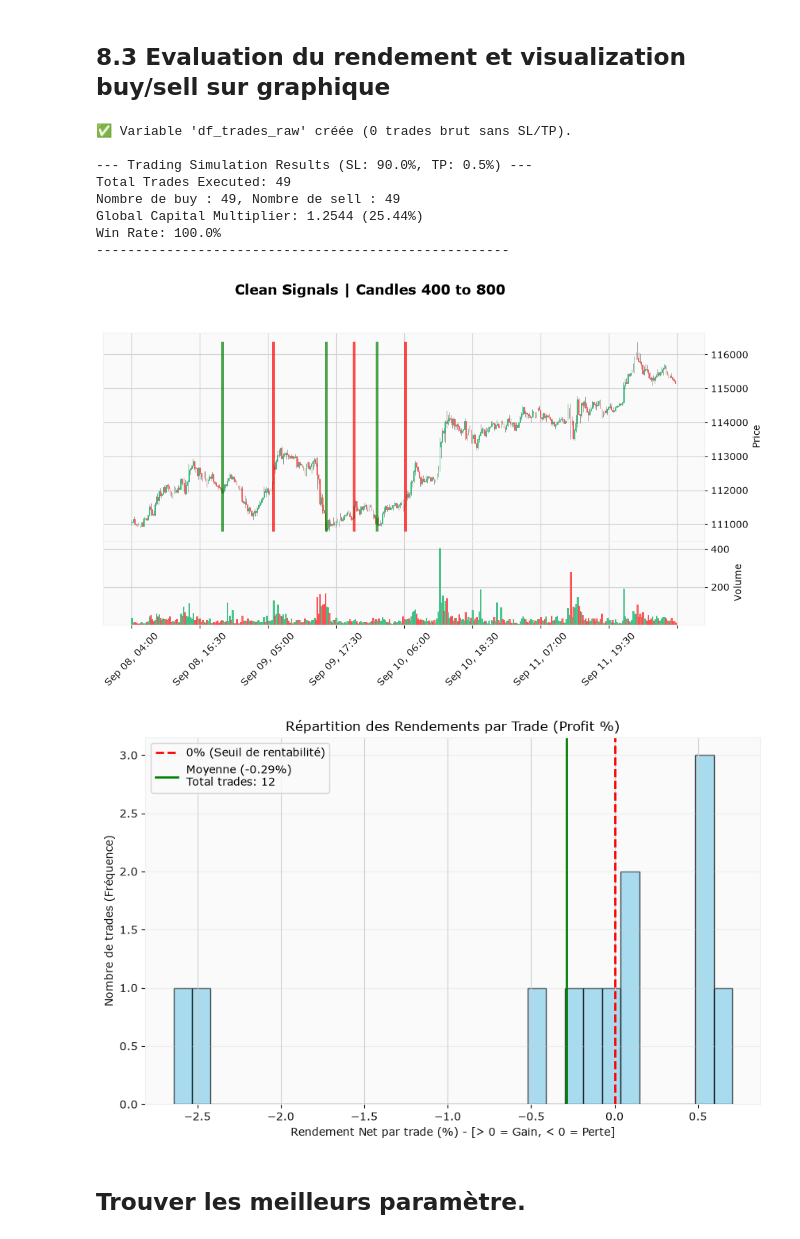
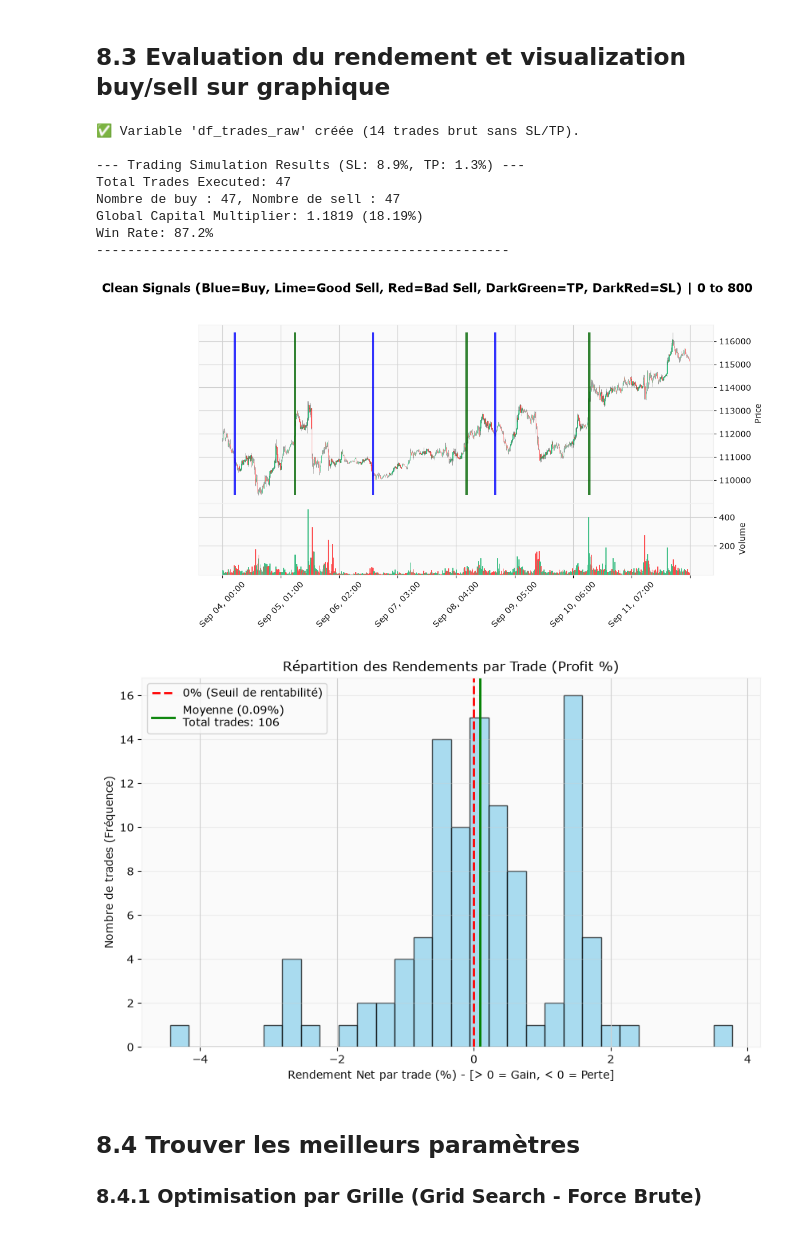
Before and after one commit to louisderveloy/Trader_Artificial_Intelligence, a Jupyter notebook: sample.ipynb, the cells around one changed output. Cells and saved outputs as stored; diff of their text form; code cells hidden in the pictures.

```diff
--- a/sample.ipynb
+++ b/sample.ipynb
@@ -550,8 +549,8 @@ print("Entraînement de XGBoost en cours...")
 xgb_model.fit(
     X_xgb_train, y_xgb_train,
     sample_weight=sample_weights_train,
-    eval_set=[(X_xgb_train, y_xgb_train), (X_xgb_val, y_xgb_val)],
-    sample_weight_eval_set=[sample_weights_train, sample_weights_val],
+    eval_set=[(X_xgb_train, y_xgb_train)],
+    sample_weight_eval_set=[sample_weights_train],
     verbose=50
 )
 
@@ -741,10 +746,10 @@ Extraction des features Dense et prédiction XGBoost sur les données de test...
 # %%
 # --- DÉFINITION DES LIMITES ET SÉCURITÉS ---
 BUY_THRESHOLD = 0.812
-SELL_THRESHOLD = 0.770
+SELL_THRESHOLD = 0.735
 
-STOP_LOSS_PCT = 0.90
-TAKE_PROFIT_PCT = 0.005
+STOP_LOSS_PCT = 0.089
+TAKE_PROFIT_PCT = 0.013
 
 def run_simulation(buy_threshold, sell_threshold, stop_loss_pct, take_profit_pct, verbose=True):
     # 1. Application des limites
@@ -793,6 +798,7 @@ def run_simulation(buy_threshold, sell_threshold, stop_loss_pct, take_profit_pct
 
     # 3. Simulation
     filtered_signals = []
+    signal_types = []
     current_state = 'none'
     last_buy_price = 0.0
     last_buy_row = None
@@ -814,6 +820,7 @@ def run_simulation(buy_threshold, sell_threshold, stop_loss_pct, take_profit_pct
 
             if profit_pct <= -stop_loss_pct:
                 filtered_signals.append('sell')
+                signal_types.append('sl')
                 nb_sell += 1
                 _, multiplier = is_profitable_with_fees(last_buy_row, row)
                 global_multiplier *= multiplier
@@ -833,6 +840,7 @@ def run_simulation(buy_threshold, sell_threshold, stop_loss_pct, take_profit_pct
 
             elif profit_pct >= take_profit_pct:
                 filtered_signals.append('sell')
+                signal_types.append('tp')
                 nb_sell += 1
                 _, multiplier = is_profitable_with_fees(last_buy_row, row)
                 global_multiplier *= multiplier
@@ -852,14 +860,16 @@ def run_simulation(buy_threshold, sell_threshold, stop_loss_pct, take_profit_pct
 
         if sig == 'buy' and current_state in ['none', 'sold']:
             filtered_signals.append('buy')
+            signal_types.append('buy')
             nb_buy += 1
             current_state = 'bought'
             last_buy_price = current_close
             last_buy_row = row
         elif sig == 'sell' and current_state == 'bought':
             filtered_signals.append('sell')
-            nb_buy += 1
-            _, multiplier = is_profitable_with_fees(last_buy_row, row)
+            nb_sell += 1
+            is_profitable, multiplier = is_profitable_with_fees(last_buy_row, row)
+            signal_types.append('sell_good' if is_profitable else 'sell_bad')
             global_multiplier *= multiplier
             trades_count += 1
             current_state = 'sold'
@@ -875,9 +885,11 @@ def run_simulation(buy_threshold, sell_threshold, stop_loss_pct, take_profit_pct
             })
         else:
             filtered_signals.append('hold')
+            signal_types.append('hold')
 
     df_plot_interactive = df_results.copy()
     df_plot_interactive['clean_signal'] = filtered_signals
+    df_plot_interactive['signal_type'] = signal_types
     df_trades = pd.DataFrame(executed_trades)
 
     if verbose:
@@ -898,8 +910,8 @@ global_multiplier, df_plot_interactive, df_trades, df_trades_raw = run_simulatio
 )
 
 # 4. Visualisation mplfinance
-START_INDEX = 400
-CANDLES_PER_VIEW = 400
+START_INDEX = 0
+CANDLES_PER_VIEW = 800
 
 df_plot_interactive = df_plot_interactive.rename(columns={
     "open": "Open", "high": "High", "low": "Low", "close": "Close", "volume": "Volume"
@@ -908,46 +920,55 @@ if "time" in df_plot_interactive.columns:
     df_plot_interactive.set_index("time", inplace=True)
 
 total_candles = len(df_plot_interactive)
 end_idx = min(START_INDEX + CANDLES_PER_VIEW, total_candles)
 df_slice = df_plot_interactive.iloc[START_INDEX:end_idx]
 
-buys_in_slice = df_slice[df_slice["clean_signal"] == "buy"].index.tolist()
-sells_in_slice = df_slice[df_slice["clean_signal"] == "sell"].index.tolist()
+# Couleurs personnalisées selon le type de signal :
+# Buy = Bleu | Bon Sell = Vert clair | Mauvais Sell = Rouge clair | TP = Vert foncé | SL = Rouge foncé
+color_map = {
+    "buy": "blue",
+    "sell_good": "limegreen",
+    "sell_bad": "red",
+    "tp": "darkgreen",
+    "sl": "darkred"
+}
 
-vlines_dates = buys_in_slice + sells_in_slice
-vlines_colors = ["g"] * len(buys_in_slice) + ["r"] * len(sells_in_slice)
+signals_in_slice = df_slice[df_slice["signal_type"].isin(color_map.keys())]
+vlines_dates = signals_in_slice.index.tolist()
+vlines_colors = [color_map[st] for st in signals_in_slice["signal_type"]]
+
 import mplfinance as mpf
 
 if vlines_dates:
-    vlines_kwargs = dict(vlines=vlines_dates, colors=vlines_colors, linewidths=1.5, alpha=0.7)
+    vlines_kwargs = dict(vlines=vlines_dates, colors=vlines_colors, linewidths=1.5, alpha=0.8)
     mpf.plot(
         df_slice,
         type="candle",
         style="yahoo",
         volume=True,
         vlines=vlines_kwargs,
-        title=f"Clean Signals | Candles {START_INDEX} to {end_idx}",
+        title=f"Clean Signals (Blue=Buy, Lime=Good Sell, Red=Bad Sell, DarkGreen=TP, DarkRed=SL) | {START_INDEX} to {end_idx}",
         figsize=(12, 6)
     )
 else:
     mpf.plot(
         df_slice,
         type="candle",
         style="yahoo",
         volume=True,
         title=f"Clean Signals (No trades in this view) | Candles {START_INDEX} to {end_idx}",
         figsize=(12, 6)
     )
 # %% [output]
-✅ Variable 'df_trades_raw' créée (0 trades brut sans SL/TP).
+✅ Variable 'df_trades_raw' créée (14 trades brut sans SL/TP).
 
---- Trading Simulation Results (SL: 90.0%, TP: 0.5%) ---
-Total Trades Executed: 49
-Nombre de buy : 49, Nombre de sell : 49
-Global Capital Multiplier: 1.2544 (25.44%)
-Win Rate: 100.0%
+--- Trading Simulation Results (SL: 8.9%, TP: 1.3%) ---
+Total Trades Executed: 47
+Nombre de buy : 47, Nombre de sell : 47
+Global Capital Multiplier: 1.1819 (18.19%)
+Win Rate: 87.2%
 -----------------------------------------------------
-[figure, old version]
+[figure, new version]
 # %%
 # Utilisé df_trade pour faire des states sur les trade.
 """
@@ -987,9 +1008,10 @@ if not df_trades.empty:
 else:
     print("Aucun trade à afficher pour l'histogramme.")
 # %% [output]
-[figure, old version]
+[figure, new version]
 # %% [markdown]
-## Trouver les meilleurs paramètre.
+## 8.4 Trouver les meilleurs paramètres
+### 8.4.1 Optimisation par Grille (Grid Search - Force Brute)
 # %%
 # --- RECHERCHE DES MEILLEURS PARAMÈTRES (GRID SEARCH MULTIPROCESSING) ---
 import numpy as np
```
Also changed, not shown: parts of 12 cells of this notebook, 5 other files.
